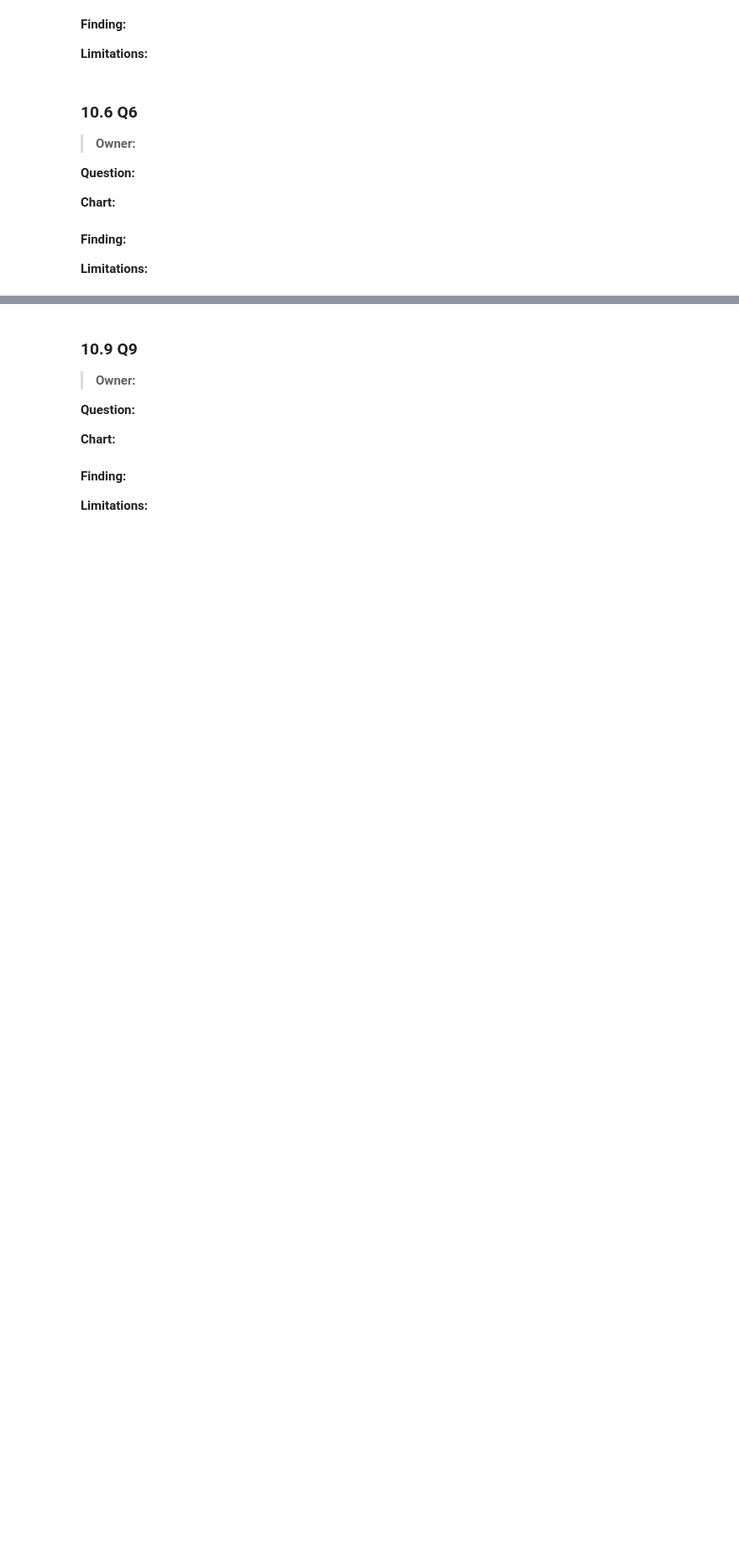
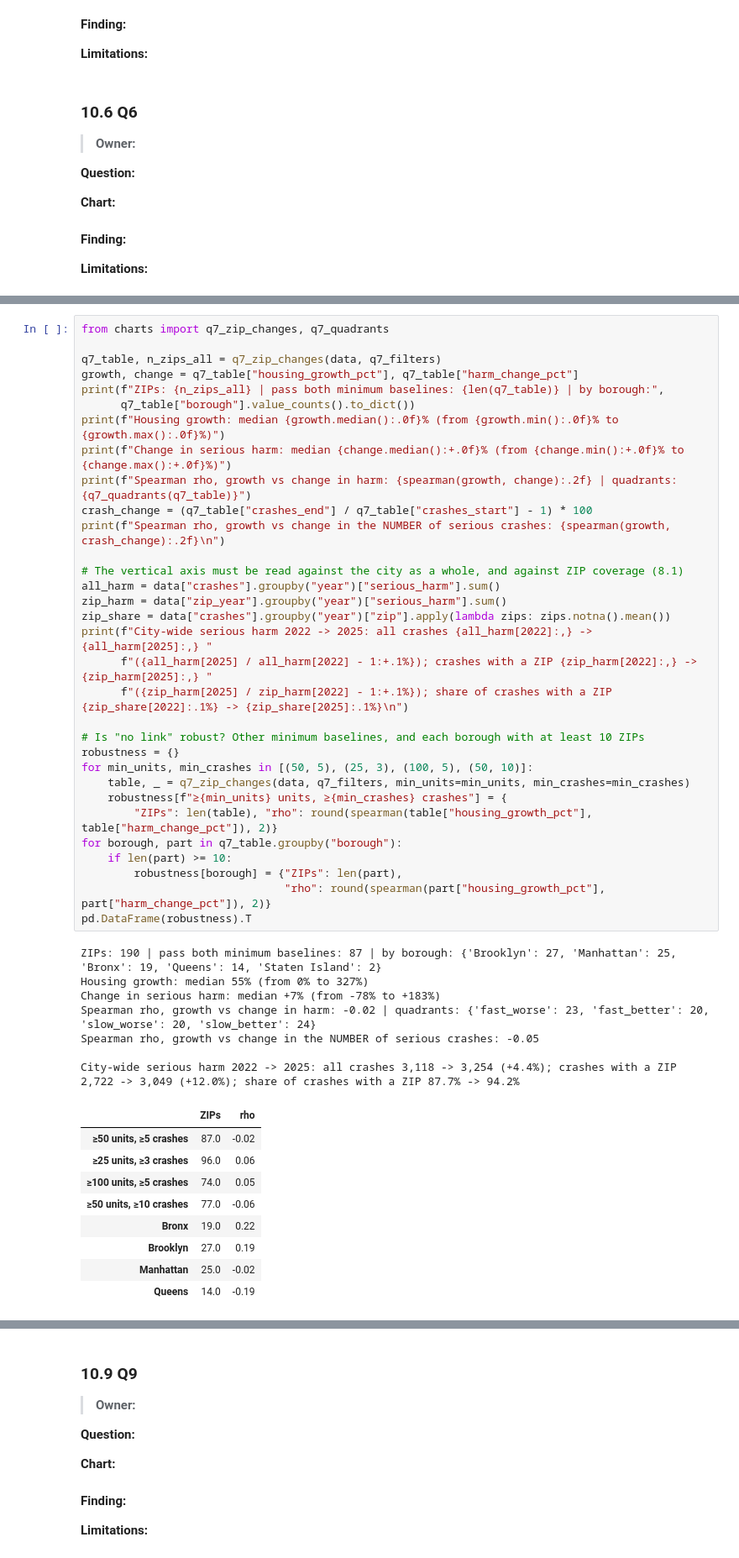
Before and after one commit to mohamednazmy23/nyc-housing-street-safety, a Jupyter notebook: notebooks/nyc_dev_project.ipynb, the cells around one changed output, grey strips where cells are left out. Shown at 84% size. Cells and saved outputs as stored; diff of their text form; blank space fills up the shorter version.

```diff
--- a/notebooks/nyc_dev_project.ipynb
+++ b/notebooks/nyc_dev_project.ipynb
@@ -2371 +2487,50 @@ summary
+# %%
+from charts import q7_zip_changes, q7_quadrants
+
+q7_table, n_zips_all = q7_zip_changes(data, q7_filters)
+growth, change = q7_table["housing_growth_pct"], q7_table["harm_change_pct"]
+print(f"ZIPs: {n_zips_all} | pass both minimum baselines: {len(q7_table)} | by borough:",
+      q7_table["borough"].value_counts().to_dict())
+print(f"Housing growth: median {growth.median():.0f}% (from {growth.min():.0f}% to {growth.max():.0f}%)")
+print(f"Change in serious harm: median {change.median():+.0f}% (from {change.min():+.0f}% to {change.max():+.0f}%)")
+print(f"Spearman rho, growth vs change in harm: {spearman(growth, change):.2f} | quadrants: {q7_quadrants(q7_table)}")
+crash_change = (q7_table["crashes_end"] / q7_table["crashes_start"] - 1) * 100
+print(f"Spearman rho, growth vs change in the NUMBER of serious crashes: {spearman(growth, crash_change):.2f}\n")
+
+# The vertical axis must be read against the city as a whole, and against ZIP coverage (8.1)
+all_harm = data["crashes"].groupby("year")["serious_harm"].sum()
+zip_harm = data["zip_year"].groupby("year")["serious_harm"].sum()
+zip_share = data["crashes"].groupby("year")["zip"].apply(lambda zips: zips.notna().mean())
+print(f"City-wide serious harm 2022 -> 2025: all crashes {all_harm[2022]:,} -> {all_harm[2025]:,} "
+      f"({all_harm[2025] / all_harm[2022] - 1:+.1%}); crashes with a ZIP {zip_harm[2022]:,} -> {zip_harm[2025]:,} "
+      f"({zip_harm[2025] / zip_harm[2022] - 1:+.1%}); share of crashes with a ZIP {zip_share[2022]:.1%} -> {zip_share[2025]:.1%}\n")
+
+# Is "no link" robust? Other minimum baselines, and each borough with at least 10 ZIPs
+robustness = {}
+for min_units, min_crashes in [(50, 5), (25, 3), (100, 5), (50, 10)]:
+    table, _ = q7_zip_changes(data, q7_filters, min_units=min_units, min_crashes=min_crashes)
+    robustness[f"≥{min_units} units, ≥{min_crashes} crashes"] = {
+        "ZIPs": len(table), "rho": round(spearman(table["housing_growth_pct"], table["harm_change_pct"]), 2)}
+for borough, part in q7_table.groupby("borough"):
+    if len(part) >= 10:
+        robustness[borough] = {"ZIPs": len(part),
+                               "rho": round(spearman(part["housing_growth_pct"], part["harm_change_pct"]), 2)}
+pd.DataFrame(robustness).T
+# %% [output]
+ZIPs: 190 | pass both minimum baselines: 87 | by borough: {'Brooklyn': 27, 'Manhattan': 25, 'Bronx': 19, 'Queens': 14, 'Staten Island': 2}
+Housing growth: median 55% (from 0% to 327%)
+Change in serious harm: median +7% (from -78% to +183%)
+Spearman rho, growth vs change in harm: -0.02 | quadrants: {'fast_worse': 23, 'fast_better': 20, 'slow_worse': 20, 'slow_better': 24}
+Spearman rho, growth vs change in the NUMBER of serious crashes: -0.05
+
+City-wide serious harm 2022 -> 2025: all crashes 3,118 -> 3,254 (+4.4%); crashes with a ZIP 2,722 -> 3,049 (+12.0%); share of crashes with a ZIP 87.7% -> 94.2%
+|  | ZIPs | rho |
+| ≥50 units, ≥5 crashes | 87.0 | -0.02 |
+| ≥25 units, ≥3 crashes | 96.0 | 0.06 |
+| ≥100 units, ≥5 crashes | 74.0 | 0.05 |
+| ≥50 units, ≥10 crashes | 77.0 | -0.06 |
+| Bronx | 19.0 | 0.22 |
+| Brooklyn | 27.0 | 0.19 |
+| Manhattan | 25.0 | -0.02 |
+| Queens | 14.0 | -0.19 |
 # %% [markdown]
```
Also changed, not shown: parts of 24 cells of this notebook, 8 other files.
